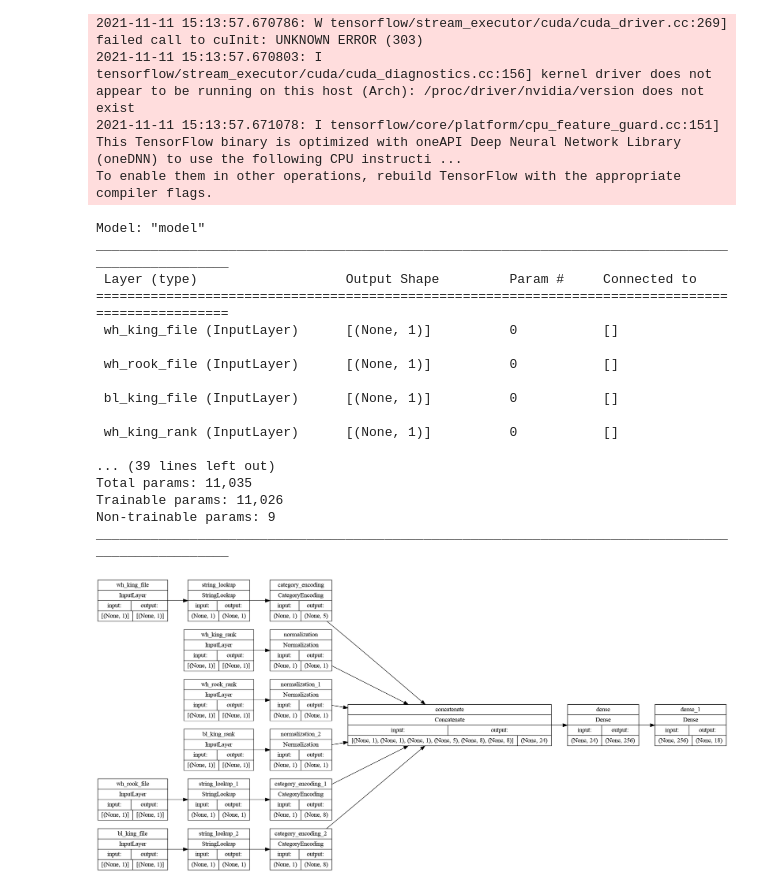
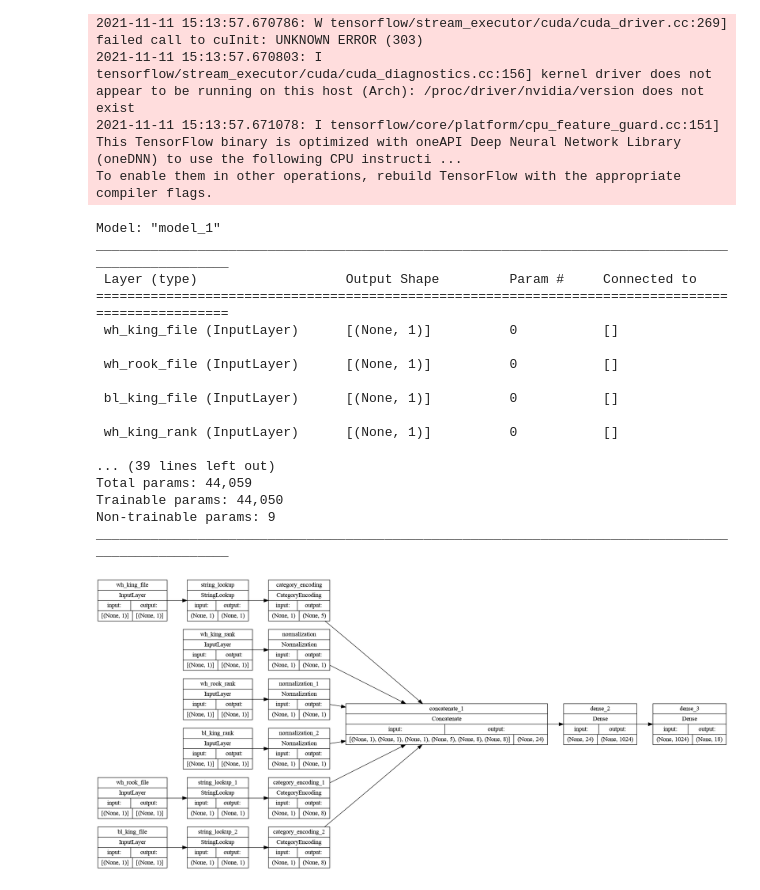
Before and after one commit to pacifi5t/neural-networks, a Jupyter notebook: lab1.ipynb, the cells around one changed output. Drawn from its saved outputs; the diff is of its cells as text; code cells hidden in the pictures.

Commit message:
Improved model (accuracy - 75%)

```diff
--- a/lab1.ipynb
+++ b/lab1.ipynb
@@ -132,32 +132,32 @@ for column in ['wh_king_file', 'wh_rook_file', 'bl_king_file']:
 # %%
 all_features = tf.keras.layers.concatenate(encoded_features)
 
-x = layers.Dense(256, activation="relu")(all_features)
+x = layers.Dense(1024, activation="relu")(all_features)
 output_layer = layers.Dense(18, activation="softmax")(x)
 
 model = Model(inputs=all_inputs, outputs=output_layer)
 
 model.summary()
 tf.keras.utils.plot_model(model, show_shapes=True, rankdir="LR")
 # %% [output]
-Model: "model"
+Model: "model_1"
 __________________________________________________________________________________________________
  Layer (type)                   Output Shape         Param #     Connected to
 ==================================================================================================
  wh_king_file (InputLayer)      [(None, 1)]          0           []
 
  wh_rook_file (InputLayer)      [(None, 1)]          0           []
 
  bl_king_file (InputLayer)      [(None, 1)]          0           []
 
  wh_king_rank (InputLayer)      [(None, 1)]          0           []
 
 ... (39 lines left out)
-Total params: 11,035
-Trainable params: 11,026
+Total params: 44,059
+Trainable params: 44,050
 Non-trainable params: 9
 __________________________________________________________________________________________________
-[figure, old version]
+[figure, new version]
 # %%
 model.compile(optimizer='adam',
               loss='sparse_categorical_crossentropy',
```
Also changed, not shown: parts of 2 cells of this notebook, 1 other file.
